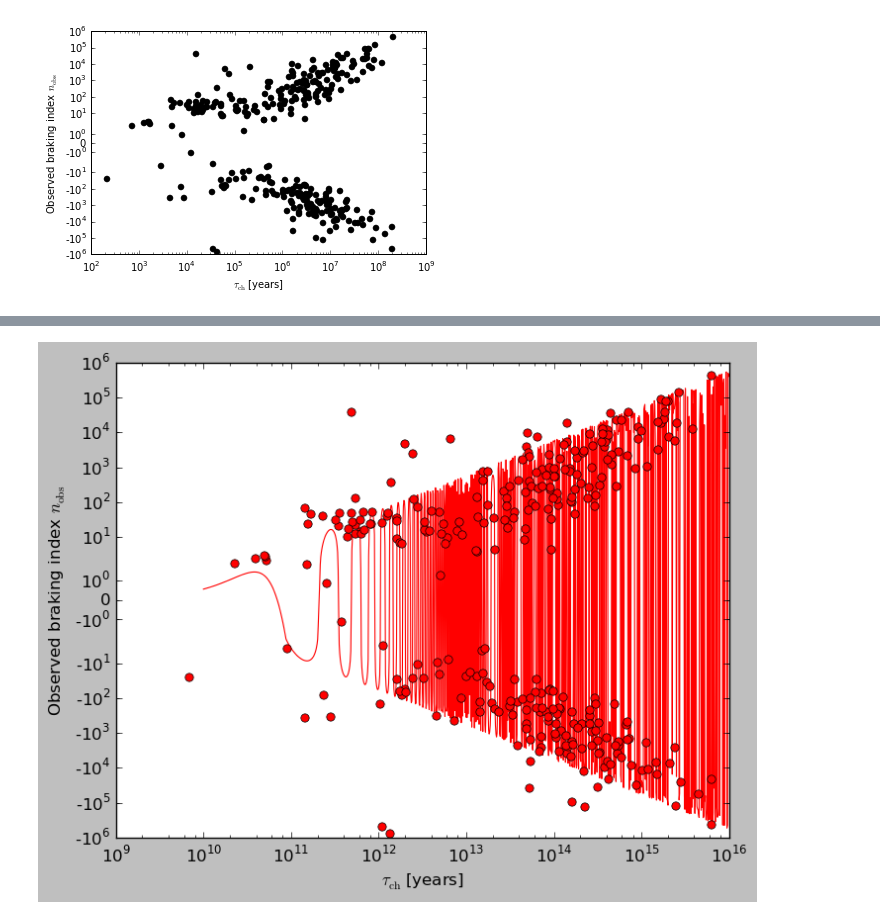
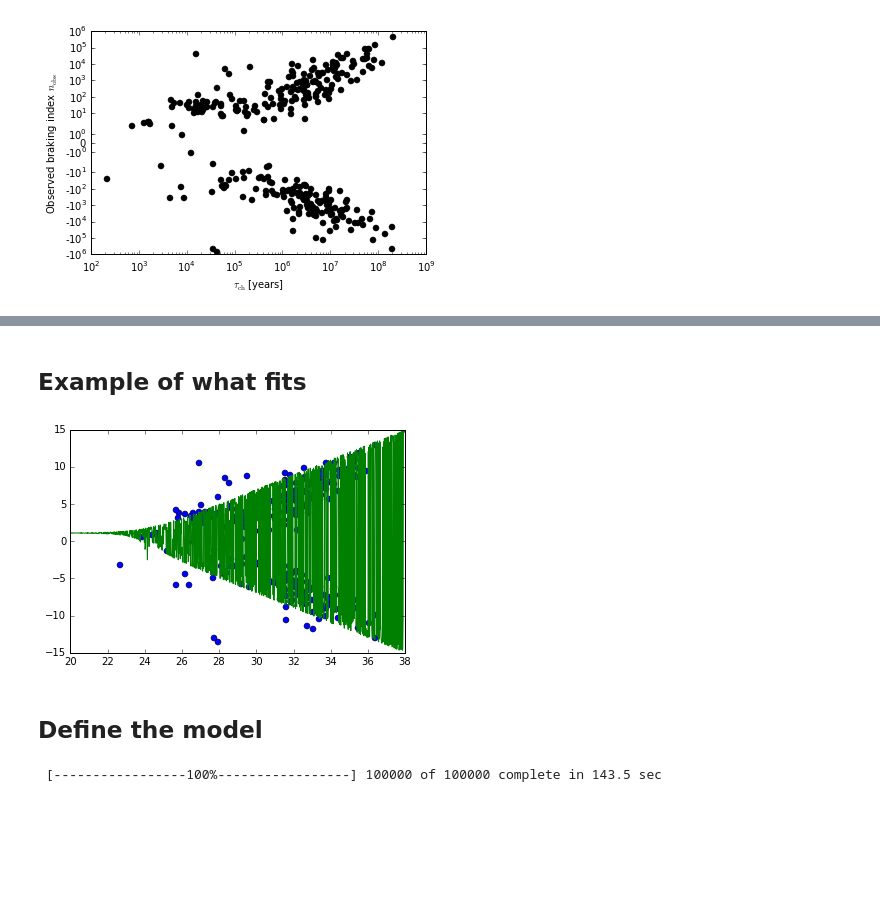
Before and after one commit to GregoryAshton/neutron_star_modelling, a Jupyter notebook: BrakingIndex/FittingToBiryukov.ipynb, the cells around one changed output, grey strips where cells are left out. Saved outputs shown, nothing was run; the diff lists cells and outputs as text; code cells hidden in the pictures; blank space fills up the shorter version.

```diff
--- a/BrakingIndex/FittingToBiryukov.ipynb
+++ b/BrakingIndex/FittingToBiryukov.ipynb
@@ -8,7 +12,8 @@ import RecreateBiryukov
 # %%
 df = RecreateBiryukov.GetData()
-tch = df['tch']
-nobs = df['nobs']
+tch = df['tch'].values
+nobs = df['nobs'].values
+P = df['P0'].values
 RecreateBiryukov.NobsPlot(df)
 plt.show()
 # %% [output]
@@ -141,26 +38,39 @@ plt.show()
-# %%
-fig, ax = plt.subplots()
-
-ax.set_yscale("symlog")
-ax.set_xlabel(r"$\tau_{\mathrm{ch}}$ [years]")
-ax.set_ylabel(r"Observed braking index $n_{\mathrm{obs}}$")
-ax.semilogx(tch, nobs, "or")
-
-samples = sampler.chain[:, :, nburn:, :].reshape((-1, ndim))
-x_sim_plot = np.logspace(10, 16, 1000)
-for s in samples[np.random.randint(len(samples), size=1)]:
-    ysignal = np.array([SignalModel(xs, s[:-1]) for xs in x_sim_plot])
-    ax.plot(x_sim_plot, ysignal, "-", label="model",
-            color='r', lw=0.8, alpha=1.0, zorder=-1
-            )
-    #ax.plot(x_sim_plot, -ysignal, "--k", label="model",
-    #        color='b', lw=0.8, alpha=1.0
-    #        )
-    #noise_low = ysignal - s[-1]
-    #noise_high = ysignal + s[-1]
-    #ax.fill_between(x_sim_plot, noise_low,
-    #                noise_high, color='k', alpha=0.01)
-
-plt.show()
-# %% [output]
-[figure, removed]
+# %% [markdown]
+## Example of what fits
+# %%
+lognobs = np.log(np.abs(nobs)) * np.sign(nobs)
+logtch = np.log(tch)
+log10tch = np.log10(tch)
+plt.plot(logtch, lognobs, "o")
+
+tch_s = np.logspace(20, 38, 1000, base=np.exp(1))
+logtch_s = np.log(tch_s)
+nobs_s = 3 + tch_s * 1e-10 * np.cos(tch_s * 1e-6)
+plt.plot(logtch_s, np.log(np.abs(nobs_s)) * np.sign(nobs_s))
+plt.show()
+# %% [output]
+[figure, added]
+# %% [markdown]
+## Define the model
+# %%
+N = len(tch)
+with pm.Model() as hierarchical_model:
+    # hyperparameters
+    psi0 = pm.Uniform('psi0', lower=0, upper=2*np.pi, shape=N)
+    zeta = pm.Normal("zeta", mu=0.0, sd=10)
+    epsI = pm.HalfNormal('epsI', sd=1e-5)
+    eps = pm.Uniform('eps', lower=0, upper=1e10)
+
+    sin = pm.sin(2*np.pi*tch*epsI/P + psi0)
+    mu =  3 + 2 * np.pi * zeta * tch * sin * epsI / P
+
+    # Likelihood (sampling distribution) of observations
+    Y_obs = pm.Normal('Y_obs', mu=mu, sd=eps, observed=nobs)
+
+nsamples = 100000
+nburn = 50000
+with hierarchical_model:
+    step = pm.Metropolis()
+    hierarchical_trace = pm.sample(nsamples, step, progressbar=True)
+# %% [output]
+ [-----------------100%-----------------] 100000 of 100000 complete in 143.5 sec
```
Also changed, not shown: parts of 13 cells of this notebook, 1 other file.
